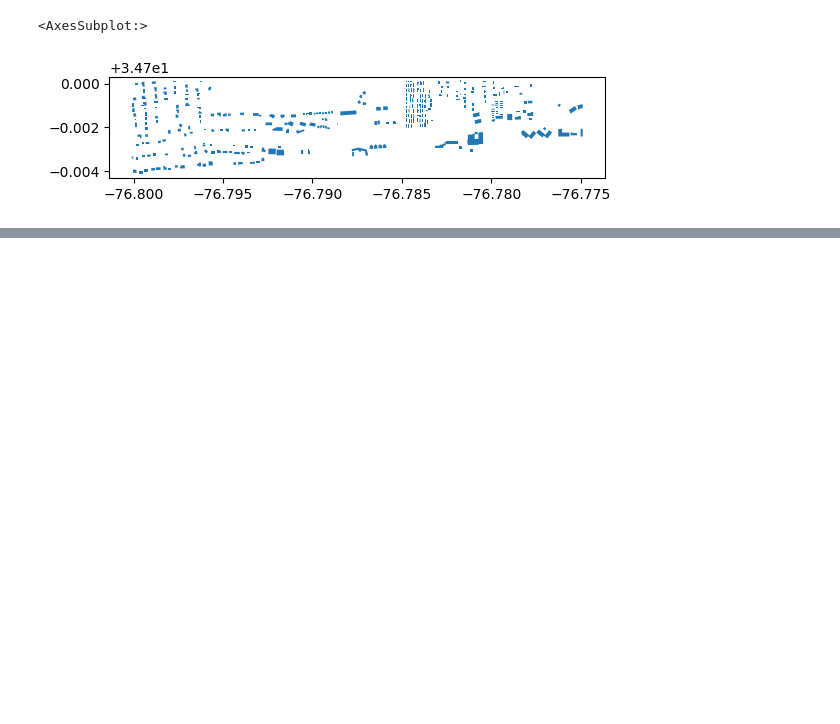
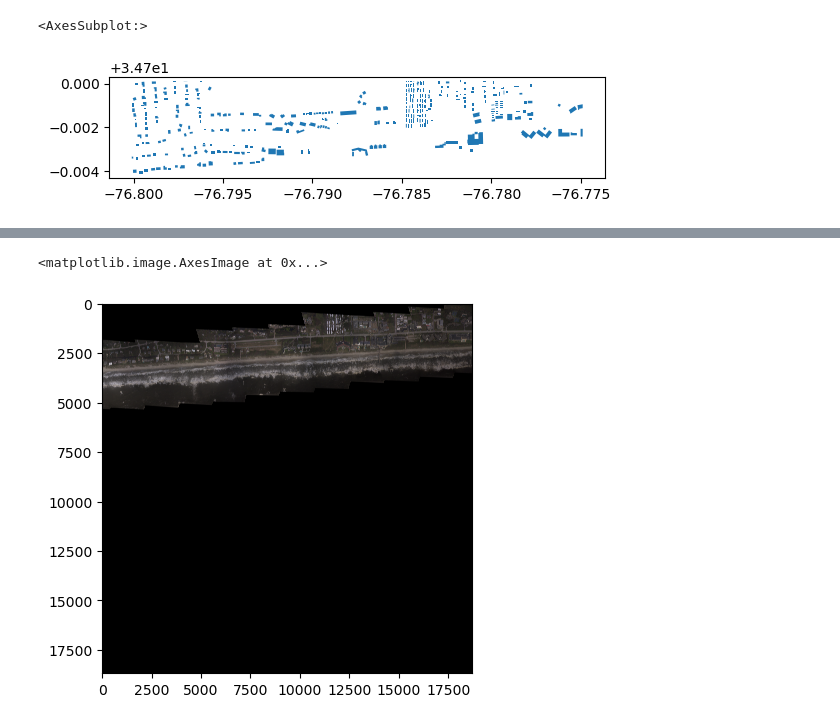
Before and after one commit to ebgoldstein/BuildingsFromERI, a Jupyter notebook: src/Loading_ERI_clip_MSbuildings.ipynb, the cells around one changed output, grey strips where cells are left out. Cells and saved outputs as stored; diff of their text form; code cells hidden in the pictures; blank space fills up the shorter version.

```diff
--- a/src/Loading_ERI_clip_MSbuildings.ipynb
+++ b/src/Loading_ERI_clip_MSbuildings.ipynb
@@ -116,0 +158,6 @@ json_clipped.plot()
+# %%
+# show original image
+plt.imshow(img)
+# %% [output]
+<matplotlib.image.AxesImage at 0x...>
+[figure, added]
```
Also changed, not shown: parts of 8 cells of this notebook, 2 other files.
